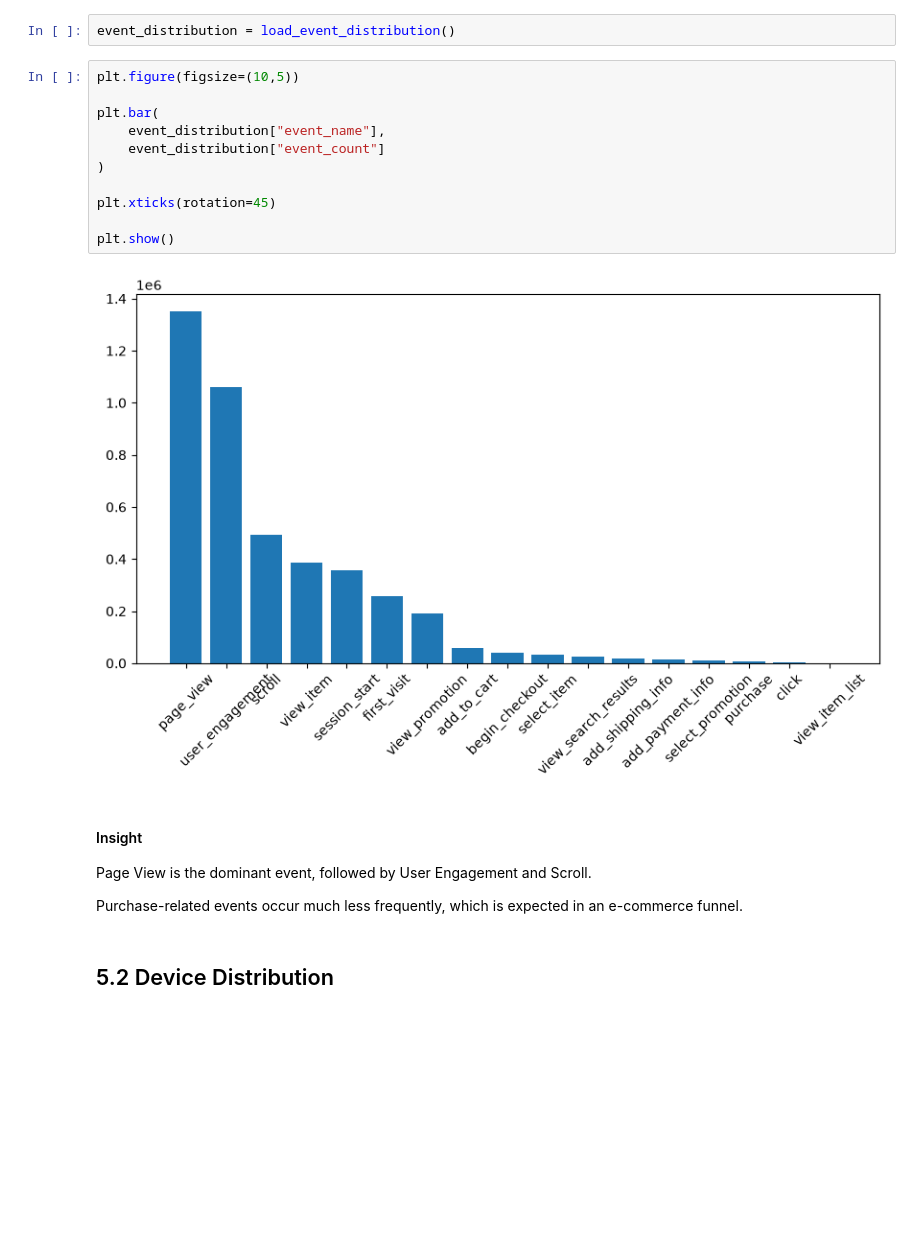
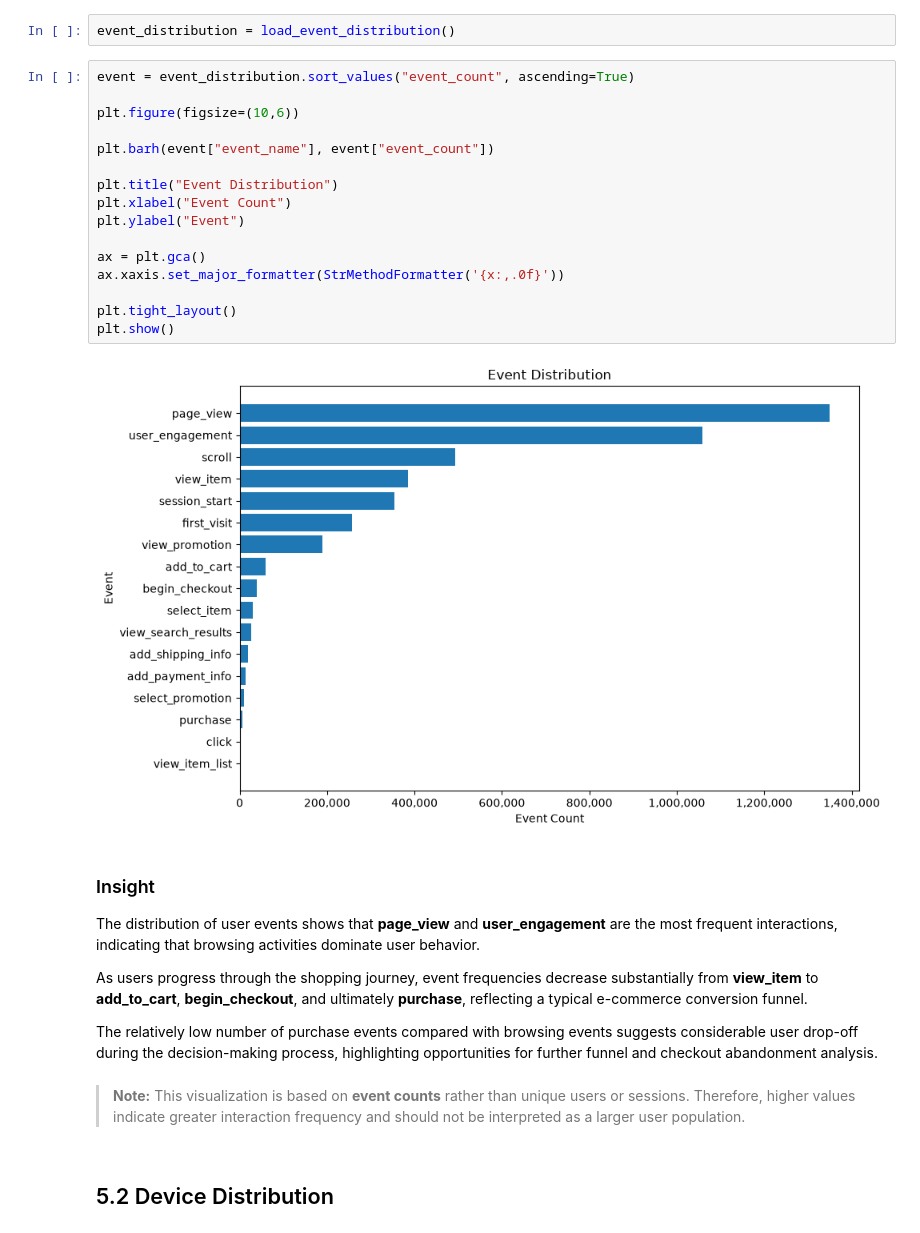
Before and after one commit to mosijituo049/ga4_product_analytics, a Jupyter notebook: notebooks/01_data_understanding.ipynb, the cells around one changed output. Cells and saved outputs as stored; diff of their text form; blank space fills up the shorter version.

```diff
--- a/notebooks/01_data_understanding.ipynb
+++ b/notebooks/01_data_understanding.ipynb
@@ -100,24 +177,33 @@ duplicate
 # %%
 event_distribution = load_event_distribution()
 # %%
-plt.figure(figsize=(10,5))
+event = event_distribution.sort_values("event_count", ascending=True)
 
-plt.bar(
-    event_distribution["event_name"],
-    event_distribution["event_count"]
-)
+plt.figure(figsize=(10,6))
 
-plt.xticks(rotation=45)
+plt.barh(event["event_name"], event["event_count"])
 
+plt.title("Event Distribution")
+plt.xlabel("Event Count")
+plt.ylabel("Event")
+
+ax = plt.gca()
+ax.xaxis.set_major_formatter(StrMethodFormatter('{x:,.0f}'))
+
+plt.tight_layout()
 plt.show()
 # %% [output]
-[figure, old version]
+[figure, new version]
 # %% [markdown]
-#### Insight
+### Insight
 
-Page View is the dominant event, followed by User Engagement and Scroll.
+The distribution of user events shows that **page_view** and **user_engagement** are the most frequent interactions, indicating that browsing activities dominate user behavior.
 
-Purchase-related events occur much less frequently, which is expected in an e-commerce funnel.
+As users progress through the shopping journey, event frequencies decrease substantially from **view_item** to **add_to_cart**, **begin_checkout**, and ultimately **purchase**, reflecting a typical e-commerce conversion funnel.
+
+The relatively low number of purchase events compared with browsing events suggests considerable user drop-off during the decision-making process, highlighting opportunities for further funnel and checkout abandonment analysis.
+# %% [markdown]
+> **Note:** This visualization is based on **event counts** rather than unique users or sessions. Therefore, higher values indicate greater interaction frequency and should not be interpreted as a larger user population.
 # %% [markdown]
 ## 5.2 Device Distribution
 # %%
```
Also changed, not shown: parts of 32 cells of this notebook, 22 other files.
